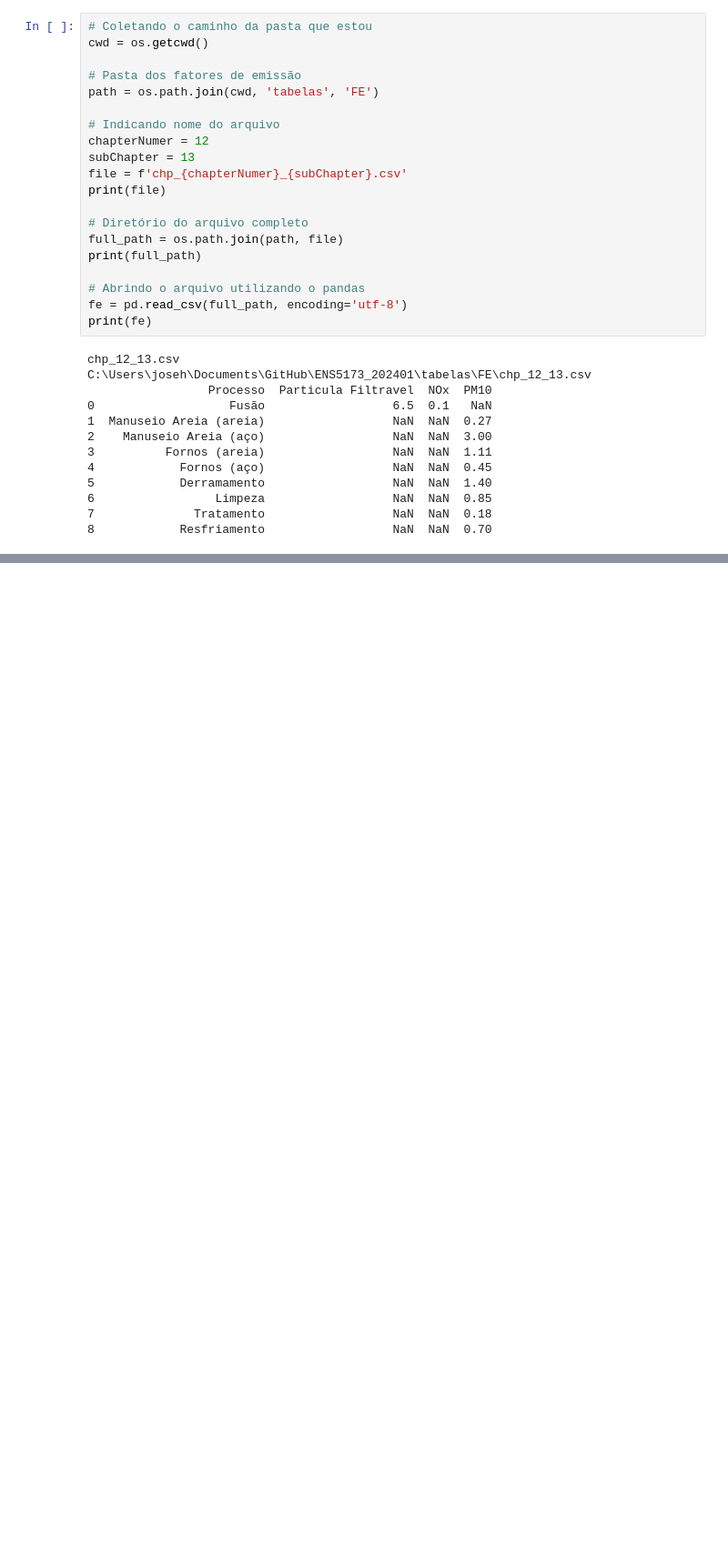
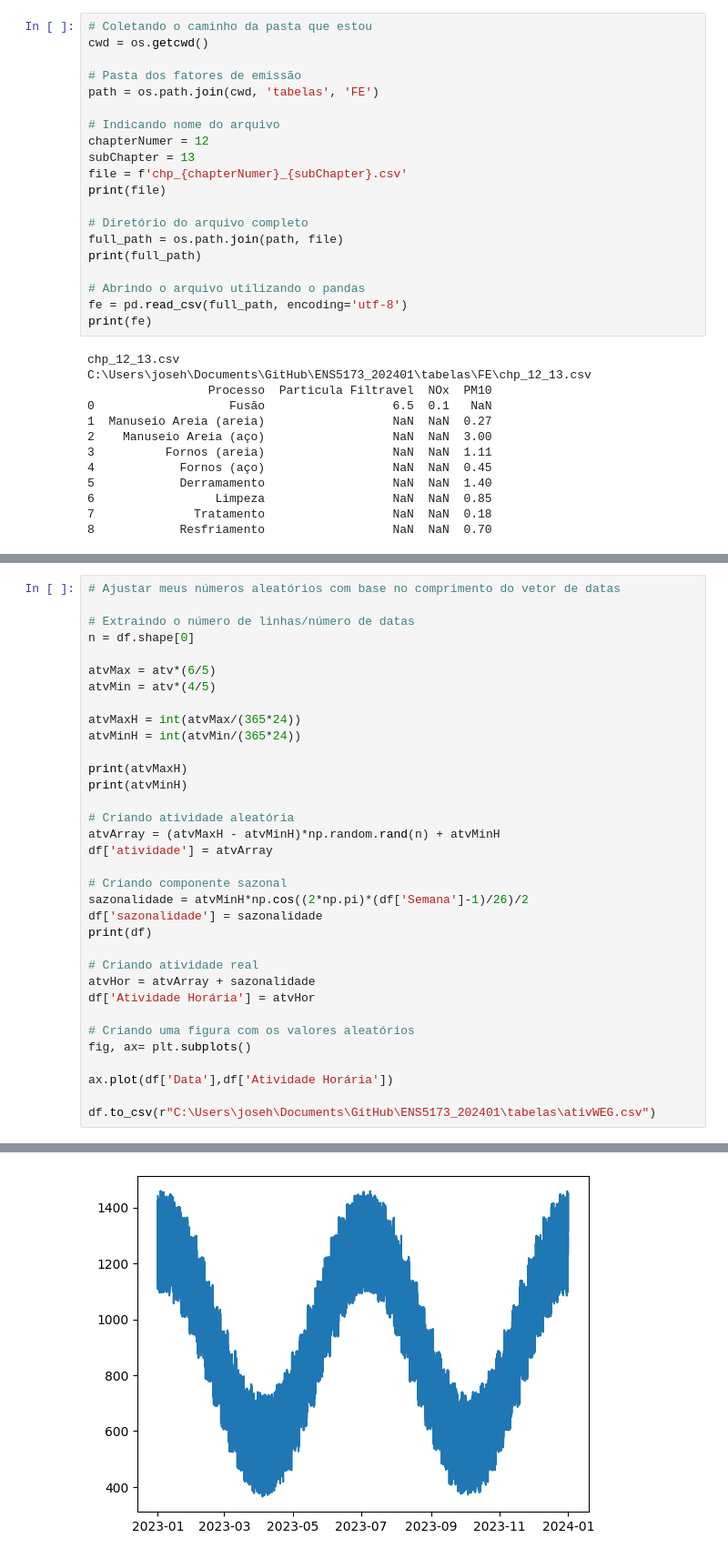
Before and after one commit to josehenriquehess/ENS5173_202401, a Jupyter notebook: Trabalho01.ipynb, the cells around one changed output, grey strips where cells are left out. Shown at 91% size. Cells and saved outputs as stored; diff of their text form; blank space fills up the shorter version.

```diff
--- a/Trabalho01.ipynb
+++ b/Trabalho01.ipynb
@@ -121,0 +156,35 @@ fig.savefig(cwd+'\\figures\\barplot_fatorEmiss.png')
+# %%
+# Ajustar meus números aleatórios com base no comprimento do vetor de datas
+
+# Extraindo o número de linhas/número de datas
+n = df.shape[0]
+
+atvMax = atv*(6/5)
+atvMin = atv*(4/5)
+
+atvMaxH = int(atvMax/(365*24))
+atvMinH = int(atvMin/(365*24))
+
+print(atvMaxH)
+print(atvMinH)
+
+# Criando atividade aleatória
+atvArray = (atvMaxH - atvMinH)*np.random.rand(n) + atvMinH
+df['atividade'] = atvArray
+
+# Criando componente sazonal
+sazonalidade = atvMinH*np.cos((2*np.pi)*(df['Semana']-1)/26)/2
+df['sazonalidade'] = sazonalidade
+print(df)
+
+# Criando atividade real
+atvHor = atvArray + sazonalidade
+df['Atividade Horária'] = atvHor
+
+# Criando uma figura com os valores aleatórios
+fig, ax= plt.subplots()
+
+ax.plot(df['Data'],df['Atividade Horária'])
+
+df.to_csv(r"C:\Users\joseh\Documents\GitHub\ENS5173_202401\tabelas\ativWEG.csv")
+# %% [output]
@@ -121,0 +208 @@ fig.savefig(cwd+'\\figures\\barplot_fatorEmiss.png')
+[figure, added]
```
Also changed, not shown: parts of 4 cells of this notebook.
